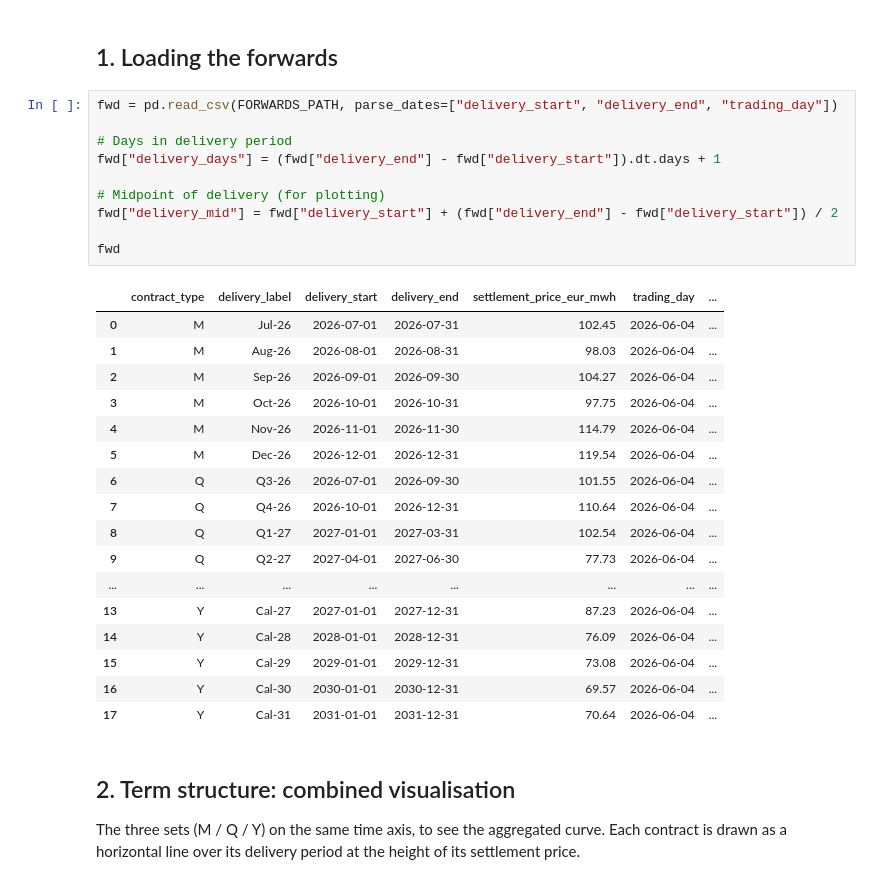
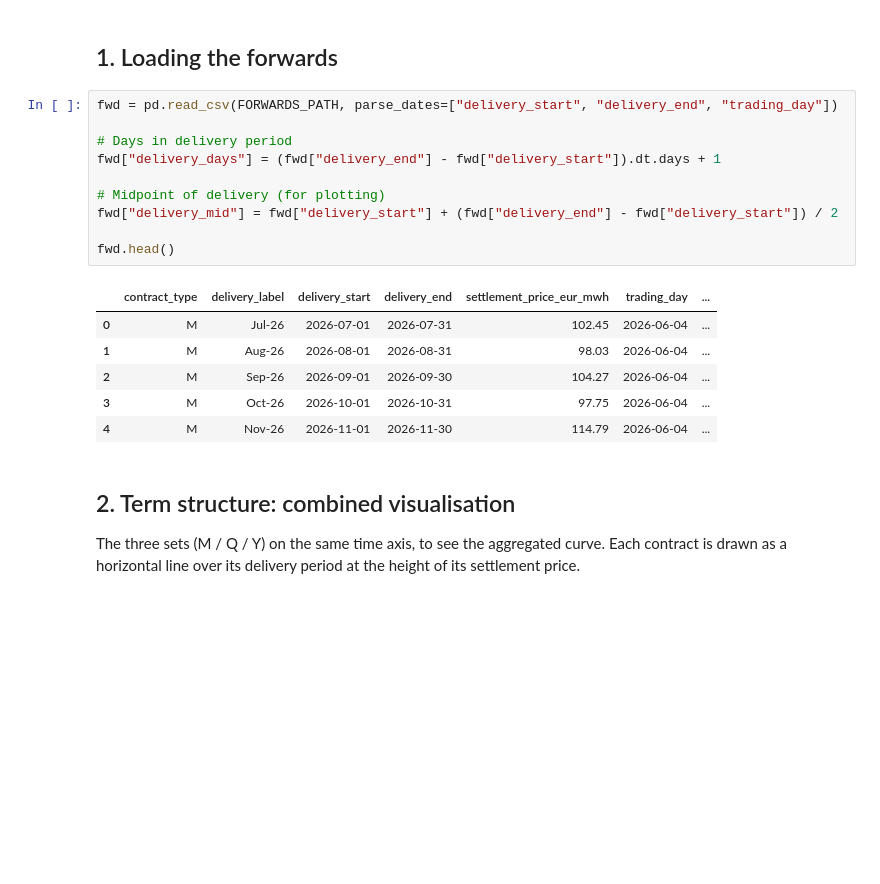
Before and after one commit to JorgeGrauRamirez/ppa-exposure-modelling, a Jupyter notebook: notebooks/02_validate_forwards.ipynb, the cells around one changed output. Cells and saved outputs as stored; diff of their text form; blank space fills up the shorter version.

```diff
--- a/notebooks/02_validate_forwards.ipynb
+++ b/notebooks/02_validate_forwards.ipynb
@@ -23,31 +23,20 @@ FORWARDS_PATH = Path("../data/forwards_dk1_eex_20260604.csv")
 # %%
 fwd = pd.read_csv(FORWARDS_PATH, parse_dates=["delivery_start", "delivery_end", "trading_day"])
 
 # Days in delivery period
 fwd["delivery_days"] = (fwd["delivery_end"] - fwd["delivery_start"]).dt.days + 1
 
 # Midpoint of delivery (for plotting)
 fwd["delivery_mid"] = fwd["delivery_start"] + (fwd["delivery_end"] - fwd["delivery_start"]) / 2
 
-fwd
+fwd.head()
 # %% [output]
 |  | contract_type | delivery_label | delivery_start | delivery_end | settlement_price_eur_mwh | trading_day | ... |
 | 0 | M | Jul-26 | 2026-07-01 | 2026-07-31 | 102.45 | 2026-06-04 | ... |
 | 1 | M | Aug-26 | 2026-08-01 | 2026-08-31 | 98.03 | 2026-06-04 | ... |
 | 2 | M | Sep-26 | 2026-09-01 | 2026-09-30 | 104.27 | 2026-06-04 | ... |
 | 3 | M | Oct-26 | 2026-10-01 | 2026-10-31 | 97.75 | 2026-06-04 | ... |
 | 4 | M | Nov-26 | 2026-11-01 | 2026-11-30 | 114.79 | 2026-06-04 | ... |
-| 5 | M | Dec-26 | 2026-12-01 | 2026-12-31 | 119.54 | 2026-06-04 | ... |
-| 6 | Q | Q3-26 | 2026-07-01 | 2026-09-30 | 101.55 | 2026-06-04 | ... |
-| 7 | Q | Q4-26 | 2026-10-01 | 2026-12-31 | 110.64 | 2026-06-04 | ... |
-| 8 | Q | Q1-27 | 2027-01-01 | 2027-03-31 | 102.54 | 2026-06-04 | ... |
-| 9 | Q | Q2-27 | 2027-04-01 | 2027-06-30 | 77.73 | 2026-06-04 | ... |
-| ... | ... | ... | ... | ... | ... | ... | ... |
-| 13 | Y | Cal-27 | 2027-01-01 | 2027-12-31 | 87.23 | 2026-06-04 | ... |
-| 14 | Y | Cal-28 | 2028-01-01 | 2028-12-31 | 76.09 | 2026-06-04 | ... |
-| 15 | Y | Cal-29 | 2029-01-01 | 2029-12-31 | 73.08 | 2026-06-04 | ... |
-| 16 | Y | Cal-30 | 2030-01-01 | 2030-12-31 | 69.57 | 2026-06-04 | ... |
-| 17 | Y | Cal-31 | 2031-01-01 | 2031-12-31 | 70.64 | 2026-06-04 | ... |
 # %% [markdown]
 ## 2. Term structure: combined visualisation
 
```
